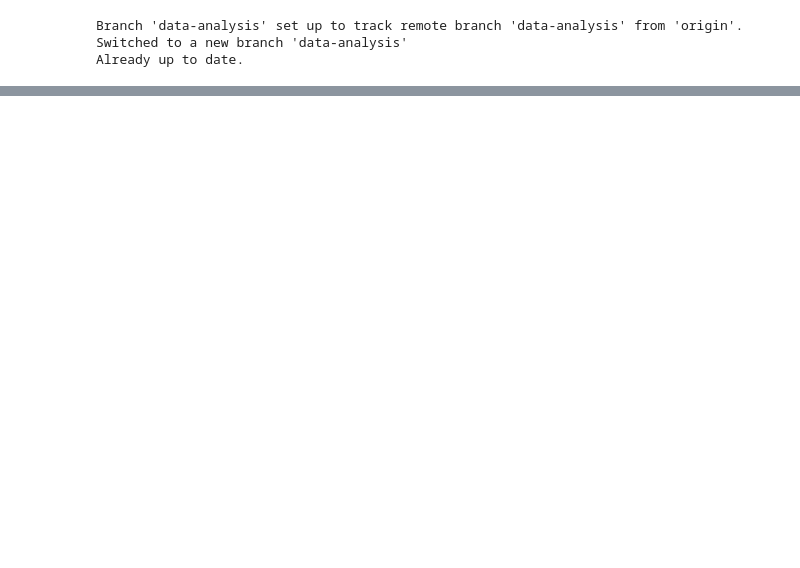
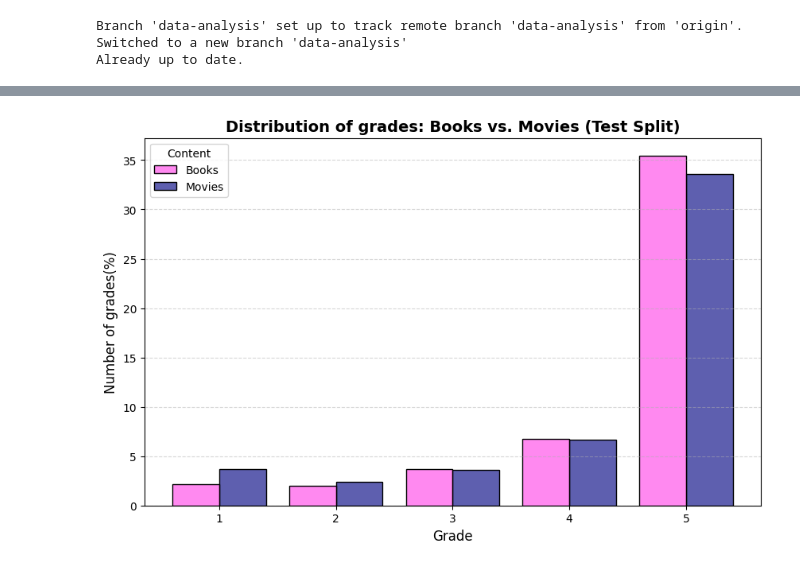
Before and after one commit to mkobycheva/recommendation-system, a Jupyter notebook: notebooks/00_eda.ipynb, the cells around one changed output, grey strips where cells are left out. Saved outputs shown, nothing was run; the diff lists cells and outputs as text; code cells hidden in the pictures; blank space fills up the shorter version.

```diff
--- a/notebooks/00_eda.ipynb
+++ b/notebooks/00_eda.ipynb
@@ -32,0 +199,4 @@ Books ∩ Movies ∩ CDs: 17,777 (14.35% of smallest domain)
+# %%
+plot_rating_distribution(books_test, movies_test, "Test Split")
+# %% [output]
+[figure, added]
```
Also changed, not shown: parts of 44 cells of this notebook.
